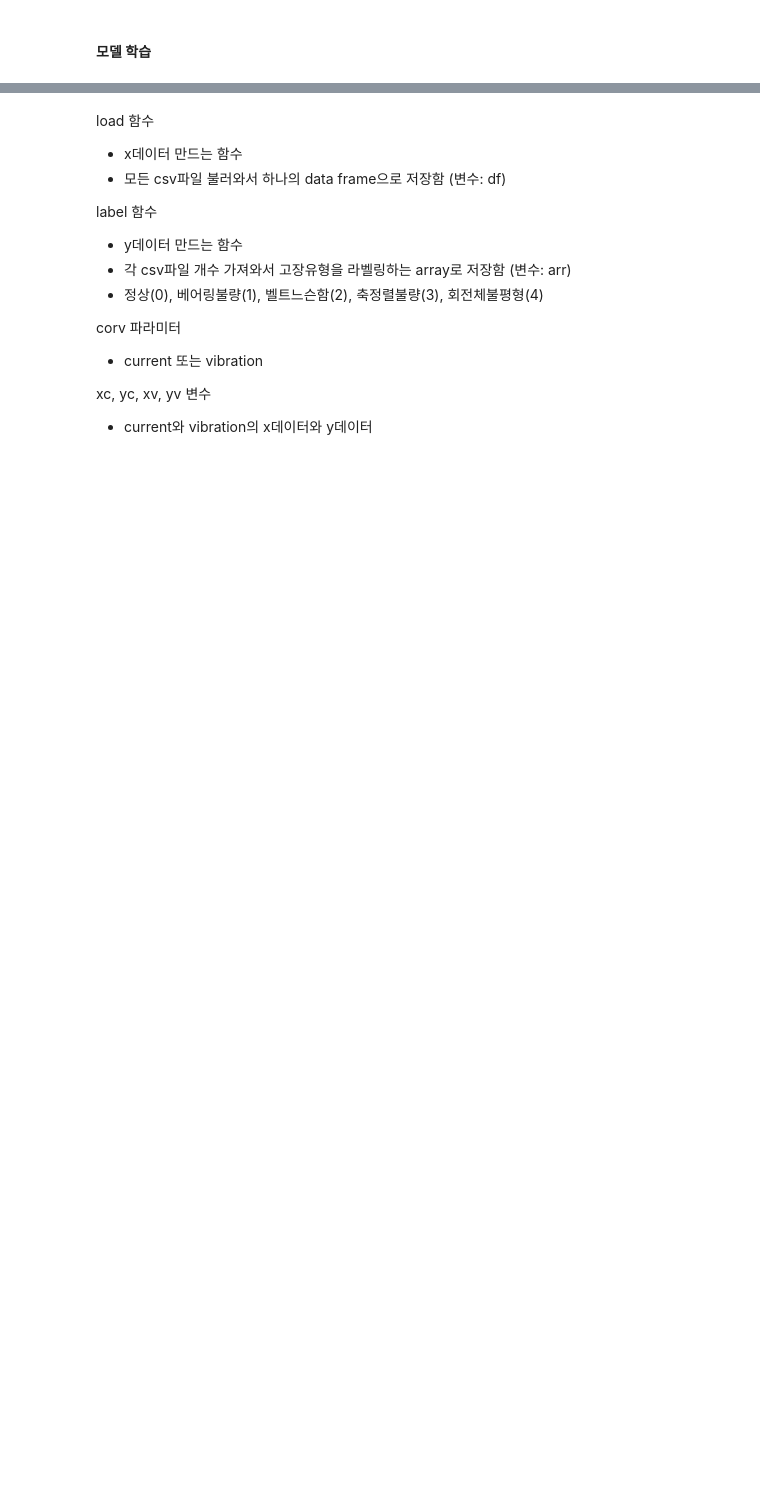
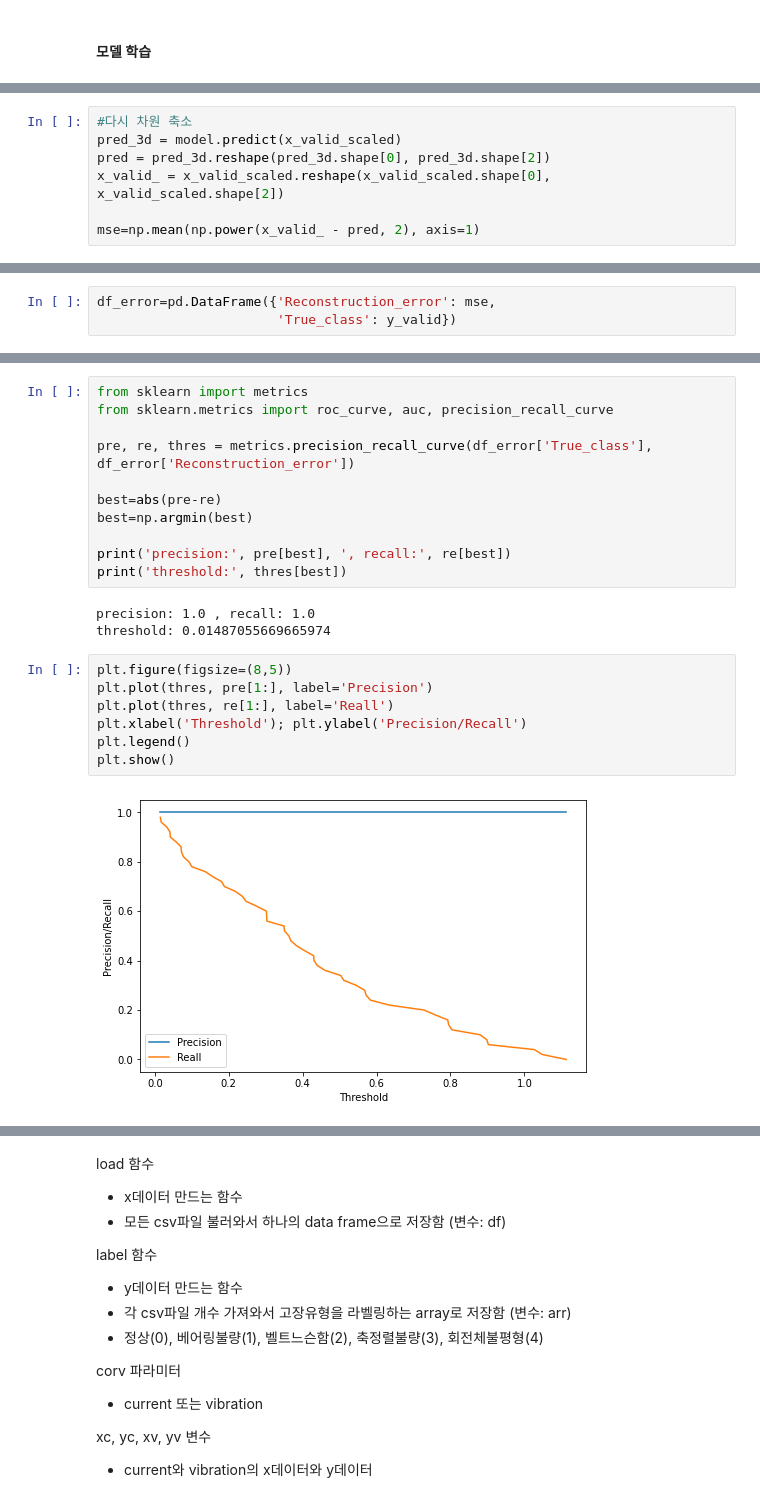
Before and after one commit to engineercha/engineercha, a Jupyter notebook: 기계시설물.ipynb, the cells around one changed output, grey strips where cells are left out. Saved outputs shown, nothing was run; the diff lists cells and outputs as text; blank space fills up the shorter version.

```diff
--- a/기계시설물.ipynb
+++ b/기계시설물.ipynb
@@ -266,0 +473,7 @@ array([[0.],
+# %%
+#다시 차원 축소
+pred_3d = model.predict(x_valid_scaled)
+pred = pred_3d.reshape(pred_3d.shape[0], pred_3d.shape[2])
+x_valid_ = x_valid_scaled.reshape(x_valid_scaled.shape[0], x_valid_scaled.shape[2])
+
+mse=np.mean(np.power(x_valid_ - pred, 2), axis=1)
@@ -266,0 +482,3 @@ array([[0.],
+# %%
+df_error=pd.DataFrame({'Reconstruction_error': mse,
+                       'True_class': y_valid})
@@ -266,0 +501,23 @@ array([[0.],
+# %%
+from sklearn import metrics
+from sklearn.metrics import roc_curve, auc, precision_recall_curve
+
+pre, re, thres = metrics.precision_recall_curve(df_error['True_class'], df_error['Reconstruction_error'])
+
+best=abs(pre-re)
+best=np.argmin(best)
+
+print('precision:', pre[best], ', recall:', re[best])
+print('threshold:', thres[best])
+# %% [output]
+precision: 1.0 , recall: 1.0
+threshold: 0.01487055669665974
+# %%
+plt.figure(figsize=(8,5))
+plt.plot(thres, pre[1:], label='Precision')
+plt.plot(thres, re[1:], label='Reall')
+plt.xlabel('Threshold'); plt.ylabel('Precision/Recall')
+plt.legend()
+plt.show()
+# %% [output]
+[figure, added]
```
Also changed, not shown: parts of 86 cells of this notebook.
